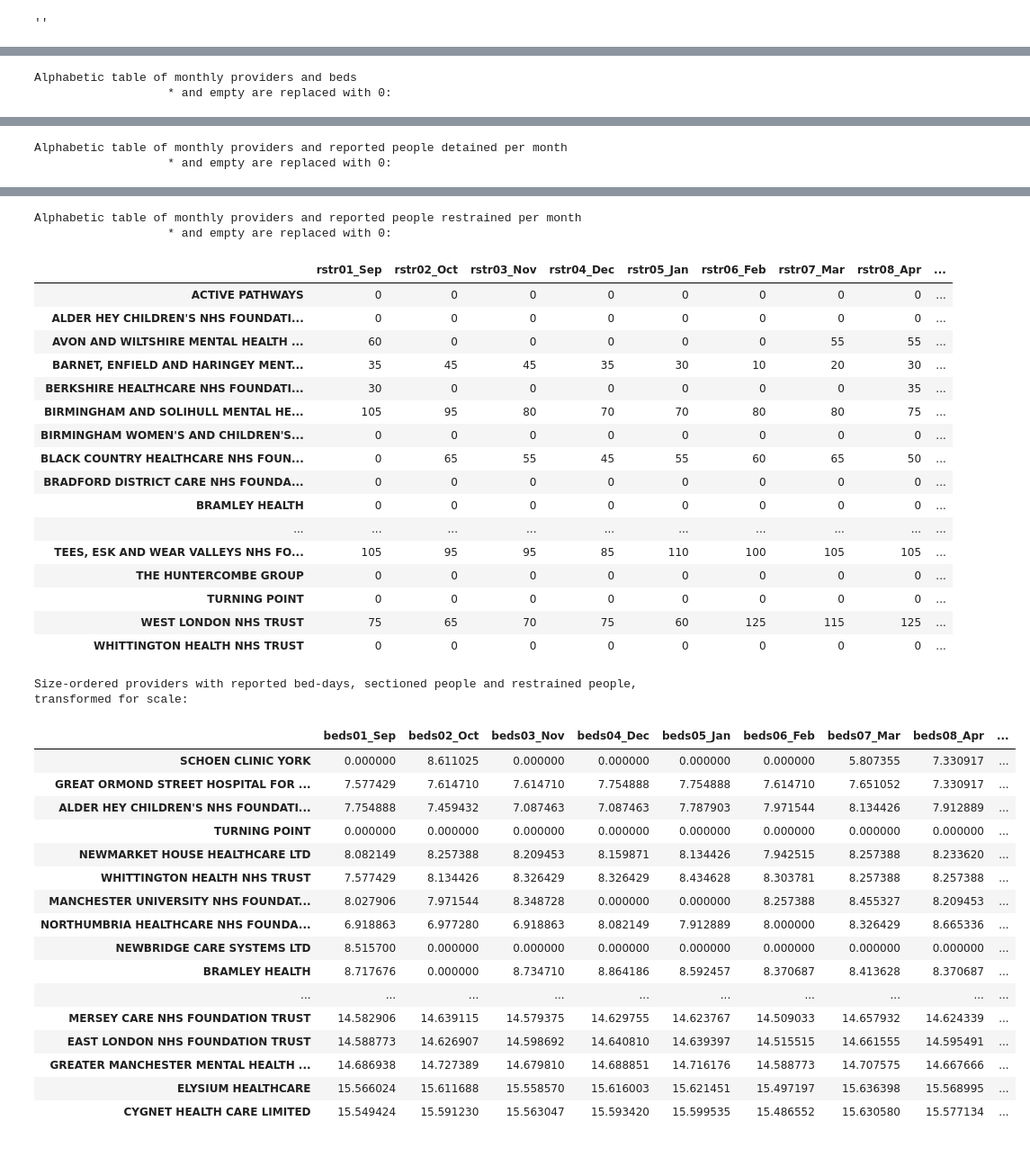
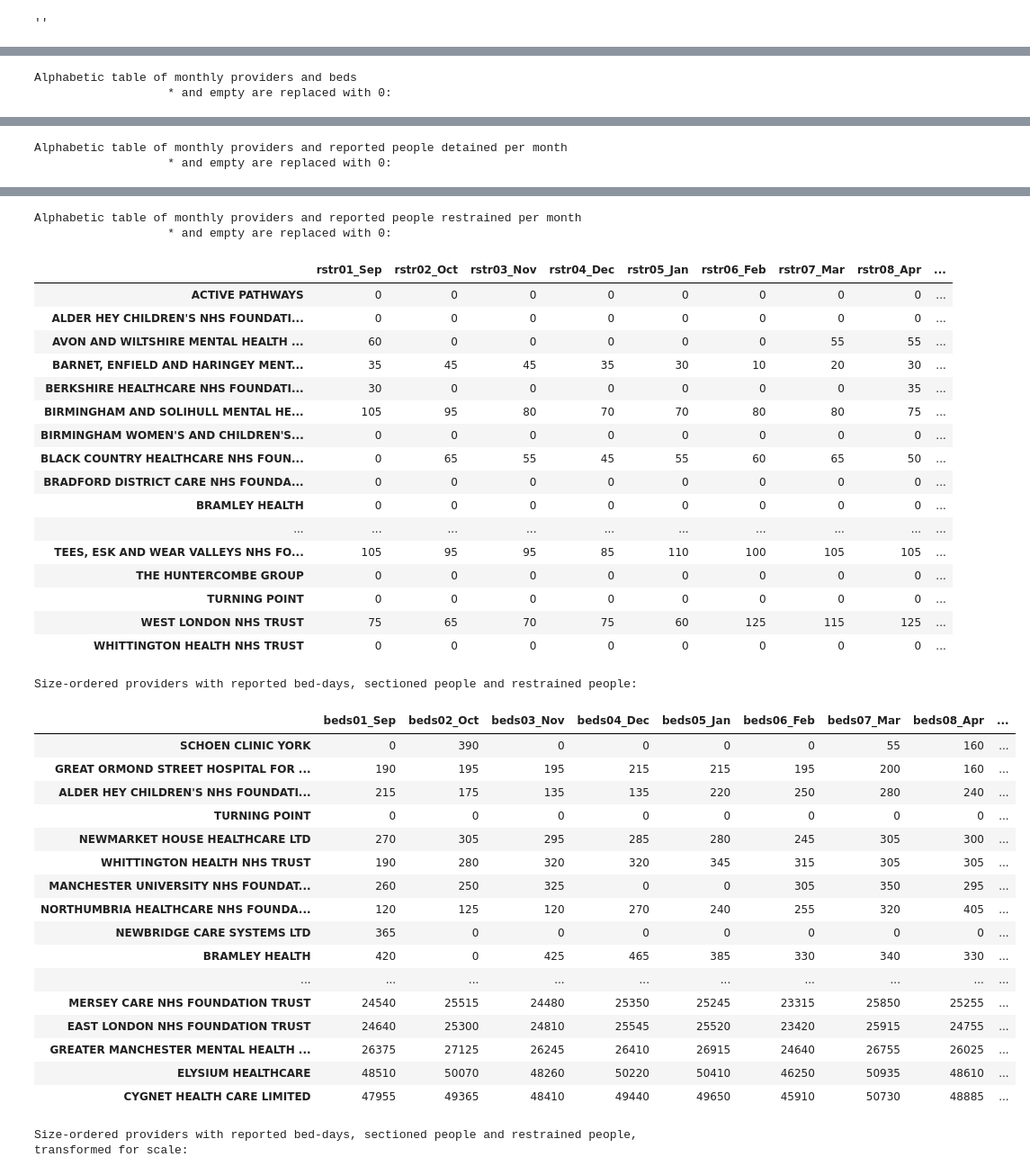
Before and after one commit to keithreid-sfw/PROD-ALERT-2, a Jupyter notebook: PROD_ALERT_2.ipynb, the cells around one changed output, grey strips where cells are left out. Shown at 90% size. Drawn from its saved outputs; the diff is of its cells as text; code cells hidden in the pictures.

```diff
--- a/PROD_ALERT_2.ipynb
+++ b/PROD_ALERT_2.ipynb
@@ -182,13 +194,17 @@ def maybe_tell_providers(providers_by_size):
         print("\nThese providers had some beds here they are in size of reported beds:\n")
         display(providers_by_size)
 
-
-def maybe_tell_main_table(log_main):
+def maybe_tell_log_main(log_main):
     verbose = get_verbose()
     if verbose == "Yes":
         print("\nSize-ordered providers with reported bed-days, sectioned people and restrained people, transformed for scale:\n")
         display(log_main)
 
+def maybe_tell_main_table(main_table):
+    verbose = get_verbose()
+    if verbose == "Yes":
+        print("\nSize-ordered providers with reported bed-days, sectioned people and restrained people:\n")
+        display(main_table)
 
 def maybe_tell_monthly_providers_beds(monthly_providers_beds):
     verbose = get_verbose()
@@ -236,7 +252,9 @@ if __name__=="__main__":
     maybe_tell_monthly_providers_beds(monthly_providers_beds)
     maybe_tell_monthly_providers_sect(monthly_providers_sect)
     maybe_tell_monthly_providers_rstr(monthly_providers_rstr)
-    maybe_tell_main_table(log_main)
+    maybe_tell_main_table(main_table)
+
+    maybe_tell_log_main(log_main)
 # %% [output]
 Welcome to PROD ALERT 2.
              These results are not official do not read them.
@@ -294,47 +312,48 @@ Alphabetic table of monthly providers and reported people detained per month
 | BIRMINGHAM WOMEN'S AND CHILDREN'S... | 0 | 0 | 0 | 0 | 0 | 0 | 0 | 0 | ... |
 | BLACK COUNTRY HEALTHCARE NHS FOUN... | 140 | 140 | 135 | 135 | 145 | 155 | 155 | 145 | ... |
 | BRADFORD DISTRICT CARE NHS FOUNDA... | 120 | 120 | 110 | 115 | 150 | 170 | 155 | 160 | ... |
 | BRAMLEY HEALTH | 0 | 0 | 0 | 0 | 0 | 0 | 0 | 0 | ... |
 | ... | ... | ... | ... | ... | ... | ... | ... | ... | ... |
 | TEES, ESK AND WEAR VALLEYS NHS FO... | 495 | 480 | 490 | 495 | 655 | 645 | 655 | 665 | ... |
 | THE HUNTERCOMBE GROUP | 0 | 0 | 0 | 0 | 0 | 0 | 0 | 50 | ... |
 | TURNING POINT | 0 | 0 | 0 | 0 | 0 | 0 | 0 | 0 | ... |
 | WEST LONDON NHS TRUST | 565 | 575 | 575 | 565 | 785 | 780 | 780 | 785 | ... |
 | WHITTINGTON HEALTH NHS TRUST | 0 | 0 | 0 | 0 | 0 | 0 | 0 | 0 | ... |
 Alphabetic table of monthly providers and reported people restrained per month
                    * and empty are replaced with 0:
 |  | rstr01_Sep | rstr02_Oct | rstr03_Nov | rstr04_Dec | rstr05_Jan | rstr06_Feb | rstr07_Mar | rstr08_Apr | ... |
 | ACTIVE PATHWAYS | 0 | 0 | 0 | 0 | 0 | 0 | 0 | 0 | ... |
 | ALDER HEY CHILDREN'S NHS FOUNDATI... | 0 | 0 | 0 | 0 | 0 | 0 | 0 | 0 | ... |
 | AVON AND WILTSHIRE MENTAL HEALTH ... | 60 | 0 | 0 | 0 | 0 | 0 | 55 | 55 | ... |
 | BARNET, ENFIELD AND HARINGEY MENT... | 35 | 45 | 45 | 35 | 30 | 10 | 20 | 30 | ... |
 | BERKSHIRE HEALTHCARE NHS FOUNDATI... | 30 | 0 | 0 | 0 | 0 | 0 | 0 | 35 | ... |
 | BIRMINGHAM AND SOLIHULL MENTAL HE... | 105 | 95 | 80 | 70 | 70 | 80 | 80 | 75 | ... |
 | BIRMINGHAM WOMEN'S AND CHILDREN'S... | 0 | 0 | 0 | 0 | 0 | 0 | 0 | 0 | ... |
 | BLACK COUNTRY HEALTHCARE NHS FOUN... | 0 | 65 | 55 | 45 | 55 | 60 | 65 | 50 | ... |
 | BRADFORD DISTRICT CARE NHS FOUNDA... | 0 | 0 | 0 | 0 | 0 | 0 | 0 | 0 | ... |
 | BRAMLEY HEALTH | 0 | 0 | 0 | 0 | 0 | 0 | 0 | 0 | ... |
 | ... | ... | ... | ... | ... | ... | ... | ... | ... | ... |
 | TEES, ESK AND WEAR VALLEYS NHS FO... | 105 | 95 | 95 | 85 | 110 | 100 | 105 | 105 | ... |
 | THE HUNTERCOMBE GROUP | 0 | 0 | 0 | 0 | 0 | 0 | 0 | 0 | ... |
 | TURNING POINT | 0 | 0 | 0 | 0 | 0 | 0 | 0 | 0 | ... |
 | WEST LONDON NHS TRUST | 75 | 65 | 70 | 75 | 60 | 125 | 115 | 125 | ... |
 | WHITTINGTON HEALTH NHS TRUST | 0 | 0 | 0 | 0 | 0 | 0 | 0 | 0 | ... |
-Size-ordered providers with reported bed-days, sectioned people and restrained people, transformed for scale:
+Size-ordered providers with reported bed-days, sectioned people and restrained people:
 |  | beds01_Sep | beds02_Oct | beds03_Nov | beds04_Dec | beds05_Jan | beds06_Feb | beds07_Mar | beds08_Apr | ... |
-| SCHOEN CLINIC YORK | 0.000000 | 8.611025 | 0.000000 | 0.000000 | 0.000000 | 0.000000 | 5.807355 | 7.330917 | ... |
-| GREAT ORMOND STREET HOSPITAL FOR ... | 7.577429 | 7.614710 | 7.614710 | 7.754888 | 7.754888 | 7.614710 | 7.651052 | 7.330917 | ... |
-| ALDER HEY CHILDREN'S NHS FOUNDATI... | 7.754888 | 7.459432 | 7.087463 | 7.087463 | 7.787903 | 7.971544 | 8.134426 | 7.912889 | ... |
-| TURNING POINT | 0.000000 | 0.000000 | 0.000000 | 0.000000 | 0.000000 | 0.000000 | 0.000000 | 0.000000 | ... |
-| NEWMARKET HOUSE HEALTHCARE LTD | 8.082149 | 8.257388 | 8.209453 | 8.159871 | 8.134426 | 7.942515 | 8.257388 | 8.233620 | ... |
-| WHITTINGTON HEALTH NHS TRUST | 7.577429 | 8.134426 | 8.326429 | 8.326429 | 8.434628 | 8.303781 | 8.257388 | 8.257388 | ... |
-| MANCHESTER UNIVERSITY NHS FOUNDAT... | 8.027906 | 7.971544 | 8.348728 | 0.000000 | 0.000000 | 8.257388 | 8.455327 | 8.209453 | ... |
-| NORTHUMBRIA HEALTHCARE NHS FOUNDA... | 6.918863 | 6.977280 | 6.918863 | 8.082149 | 7.912889 | 8.000000 | 8.326429 | 8.665336 | ... |
-| NEWBRIDGE CARE SYSTEMS LTD | 8.515700 | 0.000000 | 0.000000 | 0.000000 | 0.000000 | 0.000000 | 0.000000 | 0.000000 | ... |
-| BRAMLEY HEALTH | 8.717676 | 0.000000 | 8.734710 | 8.864186 | 8.592457 | 8.370687 | 8.413628 | 8.370687 | ... |
+| SCHOEN CLINIC YORK | 0 | 390 | 0 | 0 | 0 | 0 | 55 | 160 | ... |
+| GREAT ORMOND STREET HOSPITAL FOR ... | 190 | 195 | 195 | 215 | 215 | 195 | 200 | 160 | ... |
+| ALDER HEY CHILDREN'S NHS FOUNDATI... | 215 | 175 | 135 | 135 | 220 | 250 | 280 | 240 | ... |
+| TURNING POINT | 0 | 0 | 0 | 0 | 0 | 0 | 0 | 0 | ... |
+| NEWMARKET HOUSE HEALTHCARE LTD | 270 | 305 | 295 | 285 | 280 | 245 | 305 | 300 | ... |
+| WHITTINGTON HEALTH NHS TRUST | 190 | 280 | 320 | 320 | 345 | 315 | 305 | 305 | ... |
+| MANCHESTER UNIVERSITY NHS FOUNDAT... | 260 | 250 | 325 | 0 | 0 | 305 | 350 | 295 | ... |
+| NORTHUMBRIA HEALTHCARE NHS FOUNDA... | 120 | 125 | 120 | 270 | 240 | 255 | 320 | 405 | ... |
+| NEWBRIDGE CARE SYSTEMS LTD | 365 | 0 | 0 | 0 | 0 | 0 | 0 | 0 | ... |
+| BRAMLEY HEALTH | 420 | 0 | 425 | 465 | 385 | 330 | 340 | 330 | ... |
 | ... | ... | ... | ... | ... | ... | ... | ... | ... | ... |
-| MERSEY CARE NHS FOUNDATION TRUST | 14.582906 | 14.639115 | 14.579375 | 14.629755 | 14.623767 | 14.509033 | 14.657932 | 14.624339 | ... |
-| EAST LONDON NHS FOUNDATION TRUST | 14.588773 | 14.626907 | 14.598692 | 14.640810 | 14.639397 | 14.515515 | 14.661555 | 14.595491 | ... |
-| GREATER MANCHESTER MENTAL HEALTH ... | 14.686938 | 14.727389 | 14.679810 | 14.688851 | 14.716176 | 14.588773 | 14.707575 | 14.667666 | ... |
-| ELYSIUM HEALTHCARE | 15.566024 | 15.611688 | 15.558570 | 15.616003 | 15.621451 | 15.497197 | 15.636398 | 15.568995 | ... |
-| CYGNET HEALTH CARE LIMITED | 15.549424 | 15.591230 | 15.563047 | 15.593420 | 15.599535 | 15.486552 | 15.630580 | 15.577134 | ... |
+| MERSEY CARE NHS FOUNDATION TRUST | 24540 | 25515 | 24480 | 25350 | 25245 | 23315 | 25850 | 25255 | ... |
+| EAST LONDON NHS FOUNDATION TRUST | 24640 | 25300 | 24810 | 25545 | 25520 | 23420 | 25915 | 24755 | ... |
+| GREATER MANCHESTER MENTAL HEALTH ... | 26375 | 27125 | 26245 | 26410 | 26915 | 24640 | 26755 | 26025 | ... |
+| ELYSIUM HEALTHCARE | 48510 | 50070 | 48260 | 50220 | 50410 | 46250 | 50935 | 48610 | ... |
+| CYGNET HEALTH CARE LIMITED | 47955 | 49365 | 48410 | 49440 | 49650 | 45910 | 50730 | 48885 | ... |
+Size-ordered providers with reported bed-days, sectioned people and restrained people, transformed for scale:
```
Also changed, not shown: parts of 3 cells of this notebook.
